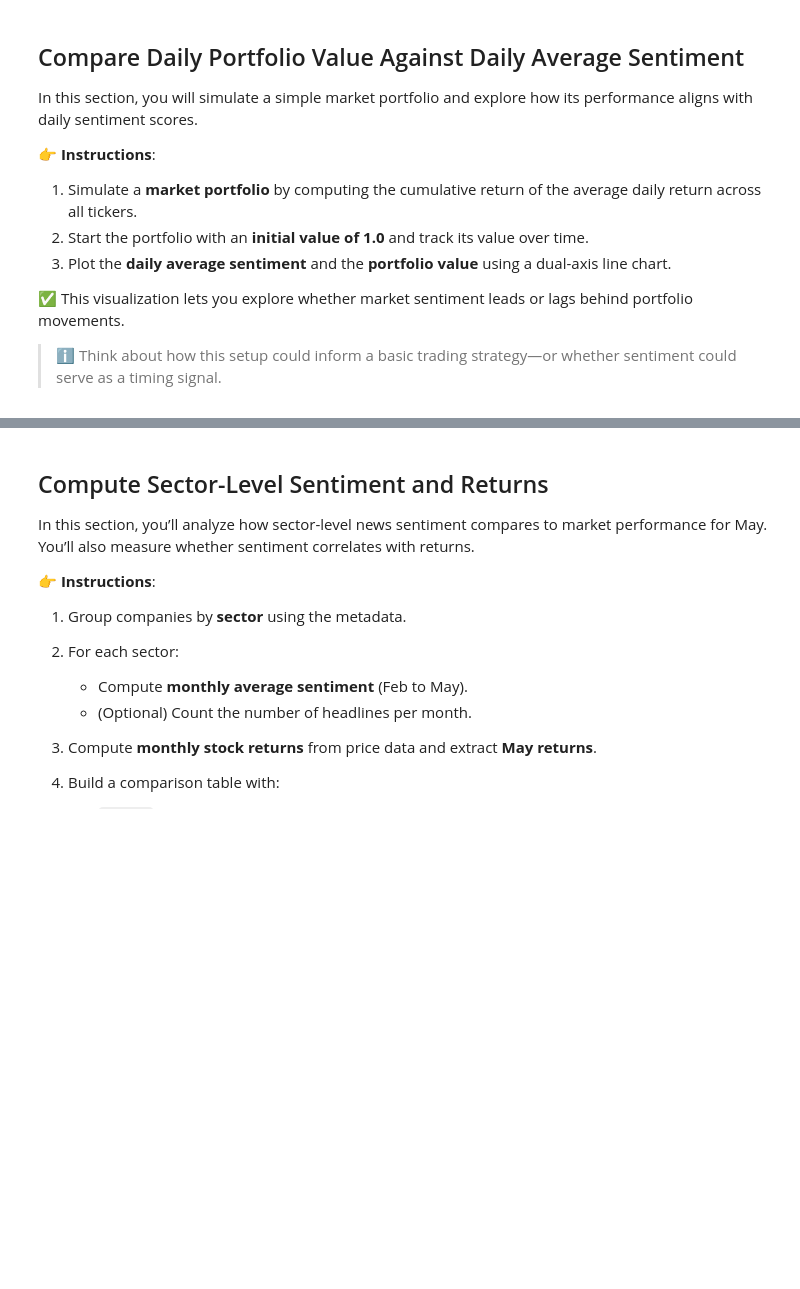
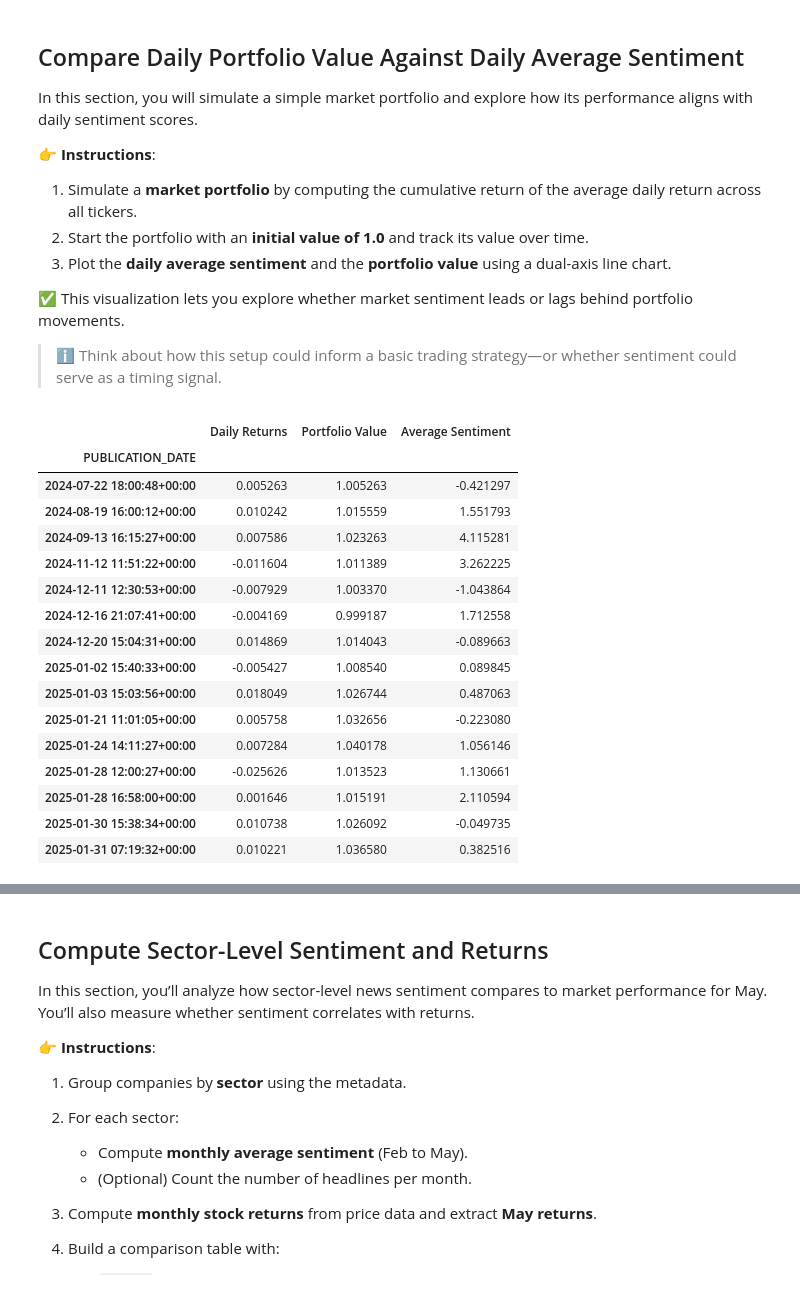
Before and after one commit to Hillelman/maestria-ia, a Jupyter notebook: fintech-e-innovacion-digital-en-finanzas/04-advanced-rag-techniques-and-sentiment-analysis/sentiment_nli_garciaA00378771.ipynb, the cells around one changed output, grey strips where cells are left out. Saved outputs shown, nothing was run; the diff lists cells and outputs as text; code cells hidden in the pictures; blank space fills up the shorter version.

```diff
--- a/fintech-e-innovacion-digital-en-finanzas/04-advanced-rag-techniques-and-sentiment-analysis/sentiment_nli_garciaA00378771.ipynb
+++ b/fintech-e-innovacion-digital-en-finanzas/04-advanced-rag-techniques-and-sentiment-analysis/sentiment_nli_garciaA00378771.ipynb
@@ -279,0 +280,20 @@ df_portfolio = pd.DataFrame(index=df_news_grouped.index)
+# %%
+df_portfolio.head(15)
+# %% [output]
+|  | Daily Returns | Portfolio Value | Average Sentiment |
+| PUBLICATION_DATE |  |  |  |
+| 2024-07-22 18:00:48+00:00 | 0.005263 | 1.005263 | -0.421297 |
+| 2024-08-19 16:00:12+00:00 | 0.010242 | 1.015559 | 1.551793 |
+| 2024-09-13 16:15:27+00:00 | 0.007586 | 1.023263 | 4.115281 |
+| 2024-11-12 11:51:22+00:00 | -0.011604 | 1.011389 | 3.262225 |
+| 2024-12-11 12:30:53+00:00 | -0.007929 | 1.003370 | -1.043864 |
+| 2024-12-16 21:07:41+00:00 | -0.004169 | 0.999187 | 1.712558 |
+| 2024-12-20 15:04:31+00:00 | 0.014869 | 1.014043 | -0.089663 |
+| 2025-01-02 15:40:33+00:00 | -0.005427 | 1.008540 | 0.089845 |
+| 2025-01-03 15:03:56+00:00 | 0.018049 | 1.026744 | 0.487063 |
+| 2025-01-21 11:01:05+00:00 | 0.005758 | 1.032656 | -0.223080 |
+| 2025-01-24 14:11:27+00:00 | 0.007284 | 1.040178 | 1.056146 |
+| 2025-01-28 12:00:27+00:00 | -0.025626 | 1.013523 | 1.130661 |
+| 2025-01-28 16:58:00+00:00 | 0.001646 | 1.015191 | 2.110594 |
+| 2025-01-30 15:38:34+00:00 | 0.010738 | 1.026092 | -0.049735 |
+| 2025-01-31 07:19:32+00:00 | 0.010221 | 1.036580 | 0.382516 |
```
Also changed, not shown: parts of 20 cells of this notebook.
